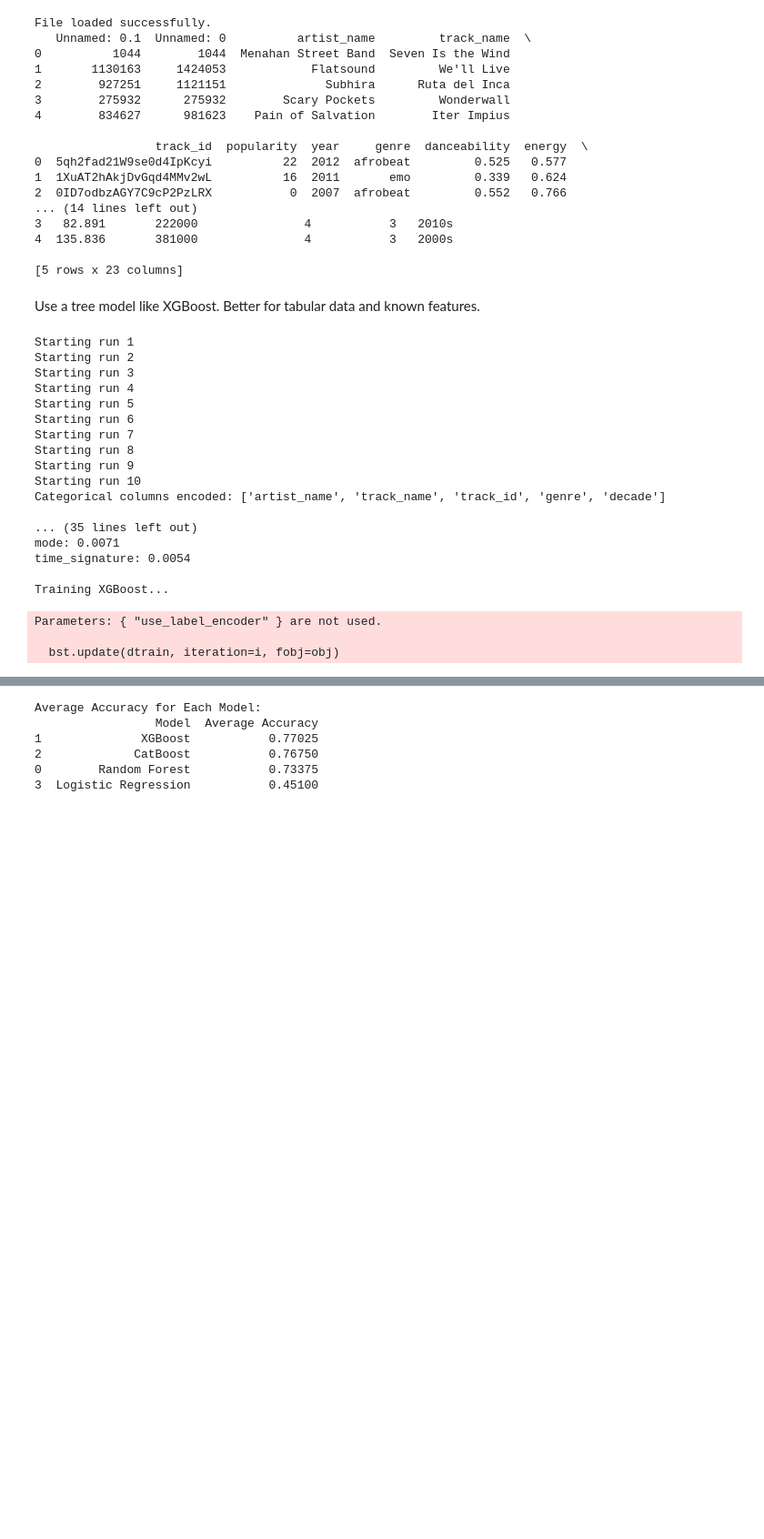
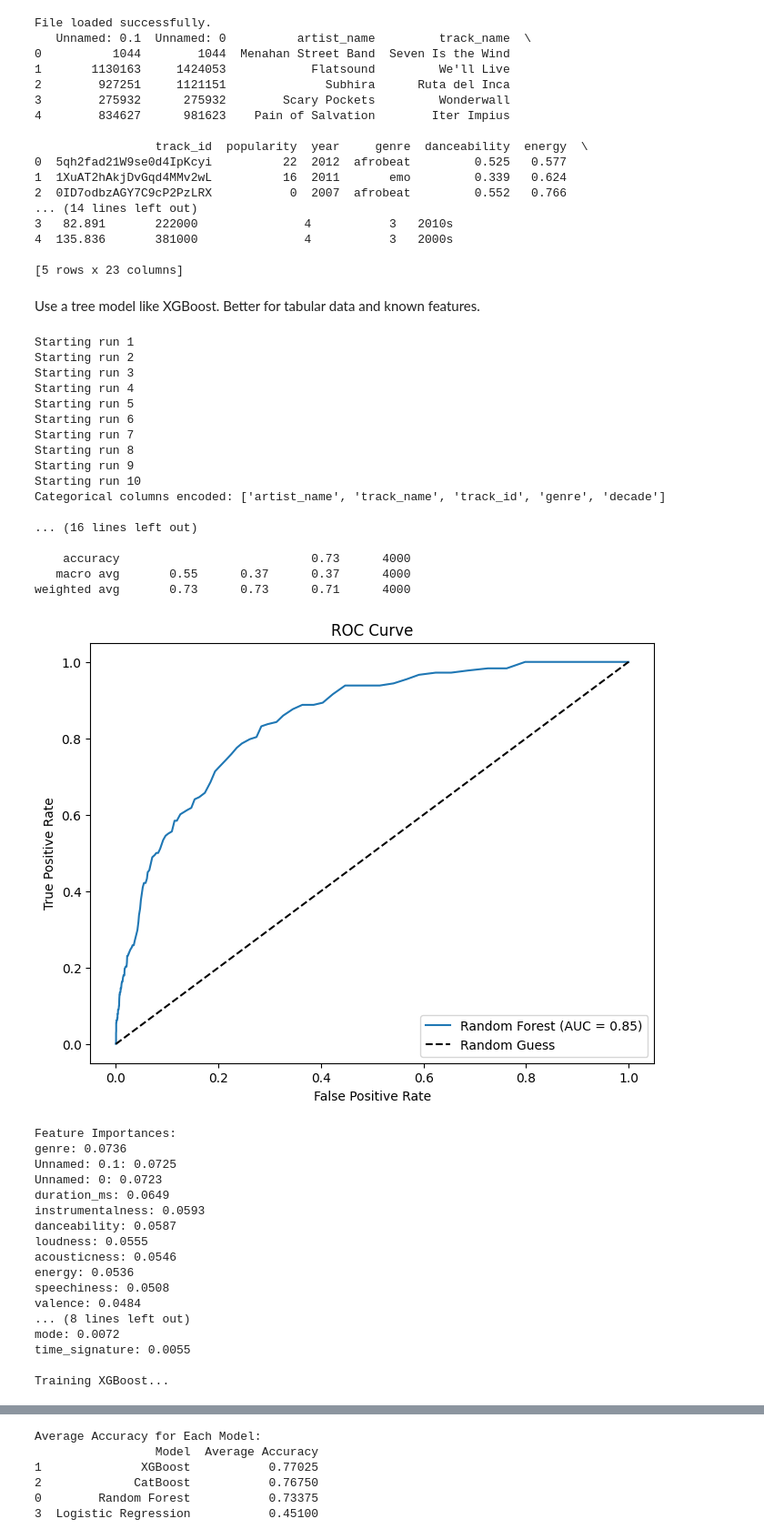
Before and after one commit to jackyang25/spotify-feature-modeling, a Jupyter notebook: spotify_classification_multmod.ipynb, the cells around one changed output, grey strips where cells are left out. Shown: that part at 91% size. Saved outputs shown, nothing was run; the diff lists cells and outputs as text; code cells hidden in the pictures; blank space fills up the shorter version.

Commit message:
add roc curves

```diff
--- a/spotify_classification_multmod.ipynb
+++ b/spotify_classification_multmod.ipynb
@@ -98,6 +99,8 @@ from lightgbm import LGBMClassifier
 from catboost import CatBoostClassifier
 from sklearn.linear_model import LogisticRegression
 # %%
+import matplotlib.pyplot as plt
+from sklearn.metrics import roc_curve, auc
 # --- MODEL TRAINING ---
 n_runs = 10
 models = {
@@ -151,6 +154,8 @@ if 'df' in locals():
             print(f"\nTraining {name}...")
             model.fit(X_train, y_train)
             y_pred = model.predict(X_test)
+            y_pred_proba = model.predict_proba(X_test)
+            print(f"Pred Proba: {y_pred_proba}")
             acc = accuracy_score(y_test, y_pred)
             results[name] = acc
             all_results[name].append(acc)
@@ -158,6 +163,22 @@ if 'df' in locals():
 
             print("Classification Report:")
             print(classification_report(y_test, y_pred))
+
+            # --- ROC-AUC Curve ---
+            try:
+                fpr, tpr, _ = roc_curve(y_test, y_pred_proba[:, 1], pos_label=1)  # Adjust pos_label as needed
+                roc_auc = auc(fpr, tpr)
+                plt.figure(figsize=(8, 6))
+                plt.plot(fpr, tpr, label=f"{name} (AUC = {roc_auc:.2f})")
+                plt.plot([0, 1], [0, 1], 'k--', label="Random Guess")
+                plt.xlabel("False Positive Rate")
+                plt.ylabel("True Positive Rate")
+                plt.title("ROC Curve")
+                plt.legend(loc="lower right")
+                plt.show()
+            except Exception as e:
+                print(f"An error occurred while plotting ROC-AUC for {name}: {e}")
+
 
             try:
                 if hasattr(model, "feature_importances_"):
@@ -170,37 +191,52 @@ if 'df' in locals():
                 if importances is not None:
                     feature_importances = sorted(
                         zip(X_train.columns, importances), key=lambda x: x[1], reverse=True
                     )
                     print("\nFeature Importances:")
                     for feature, importance in feature_importances:
                         print(f"{feature}: {importance:.4f}")
                 else:
                     print("Feature importances not available for this model.")
             except Exception as e:
                 print(f"An error occurred while calculating feature importances: {e}")
 
     except KeyError as e:
         print(f"Error: Target column '{e}' not found in the DataFrame.")
     except Exception as e:
         print(f"An error occurred during model training or evaluation: {e}")
 # %% [output]
 Starting run 1
 Starting run 2
 Starting run 3
 Starting run 4
 Starting run 5
 Starting run 6
 Starting run 7
 Starting run 8
 Starting run 9
 Starting run 10
 Categorical columns encoded: ['artist_name', 'track_name', 'track_id', 'genre', 'decade']
 
-... (35 lines left out)
-mode: 0.0071
-time_signature: 0.0054
+... (16 lines left out)
 
-Training XGBoost...
+    accuracy                           0.73      4000
+   macro avg       0.55      0.37      0.37      4000
+weighted avg       0.73      0.73      0.71      4000
+[figure, added]
-Parameters: { "use_label_encoder" } are not used.
+Feature Importances:
+genre: 0.0736
+Unnamed: 0.1: 0.0725
+Unnamed: 0: 0.0723
+duration_ms: 0.0649
+instrumentalness: 0.0593
+danceability: 0.0587
+loudness: 0.0555
+acousticness: 0.0546
+energy: 0.0536
+speechiness: 0.0508
+valence: 0.0484
+... (8 lines left out)
+mode: 0.0072
+time_signature: 0.0055
 
-  bst.update(dtrain, iteration=i, fobj=obj)
+Training XGBoost...
```
Also changed, not shown: parts of 8 cells of this notebook, 8 other files.
